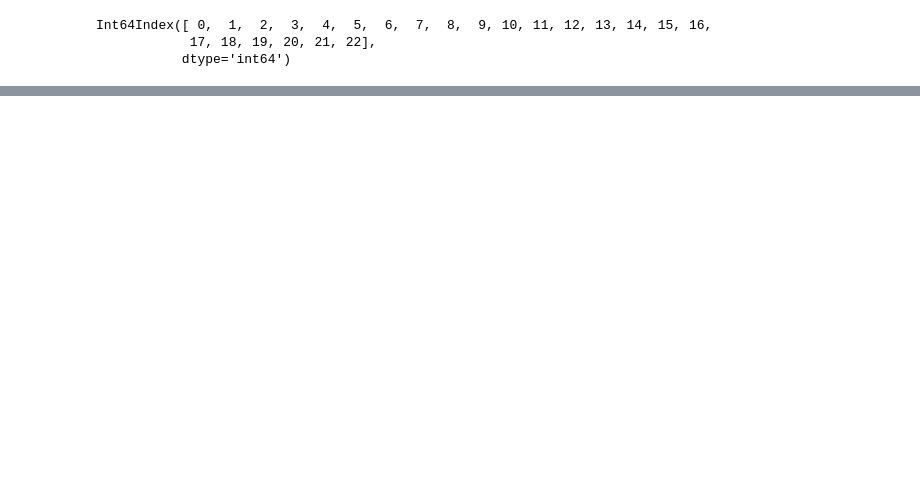
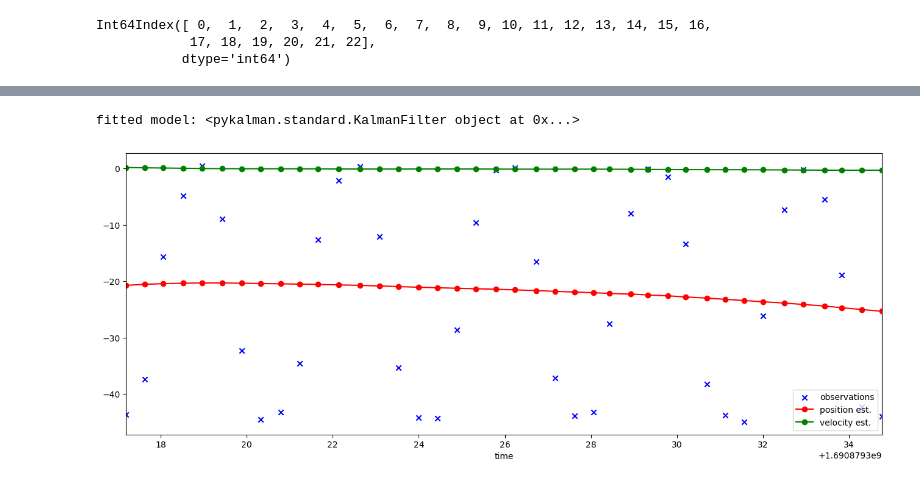
Before and after one commit to Kexin-Wei/lite6Robot_demo, a Jupyter notebook: motion_tracking/Motion_fitting.ipynb, the cells around one changed output, grey strips where cells are left out. Drawn from its saved outputs; the diff is of its cells as text; code cells hidden in the pictures; blank space fills up the shorter version.

```diff
--- a/motion_tracking/Motion_fitting.ipynb
+++ b/motion_tracking/Motion_fitting.ipynb
@@ -116,0 +219,26 @@ plt.show()
+# %%
+from pykalman import KalmanFilter
+kf = KalmanFilter(transition_matrices=np.array([[1, 1], [0, 1]]),
+                  transition_covariance=0.01 * np.eye(2))
+observations = y
+# %%
+states_pred = kf.em(observations).smooth(observations)[0]
+print('fitted model: {0}'.format(kf))
+# %% [output]
+fitted model: <pykalman.standard.KalmanFilter object at 0x...>
+# %%
+plt.figure(figsize=(16, 6))
+obs_scatter = plt.scatter(t, observations, marker='x', color='b',
+                         label='observations')
+position_line = plt.plot(t, states_pred[:, 0],
+                        linestyle='-', marker='o', color='r',
+                        label='position est.')
+velocity_line = plt.plot(t, states_pred[:, 1],
+                        linestyle='-', marker='o', color='g',
+                        label='velocity est.')
+plt.legend(loc='lower right')
+plt.xlim(xmin=t.min(), xmax=t.max())
+plt.xlabel('time')
+plt.show()
+# %% [output]
+[figure, added]
```
Also changed, not shown: parts of 16 cells of this notebook, 1 other file.
